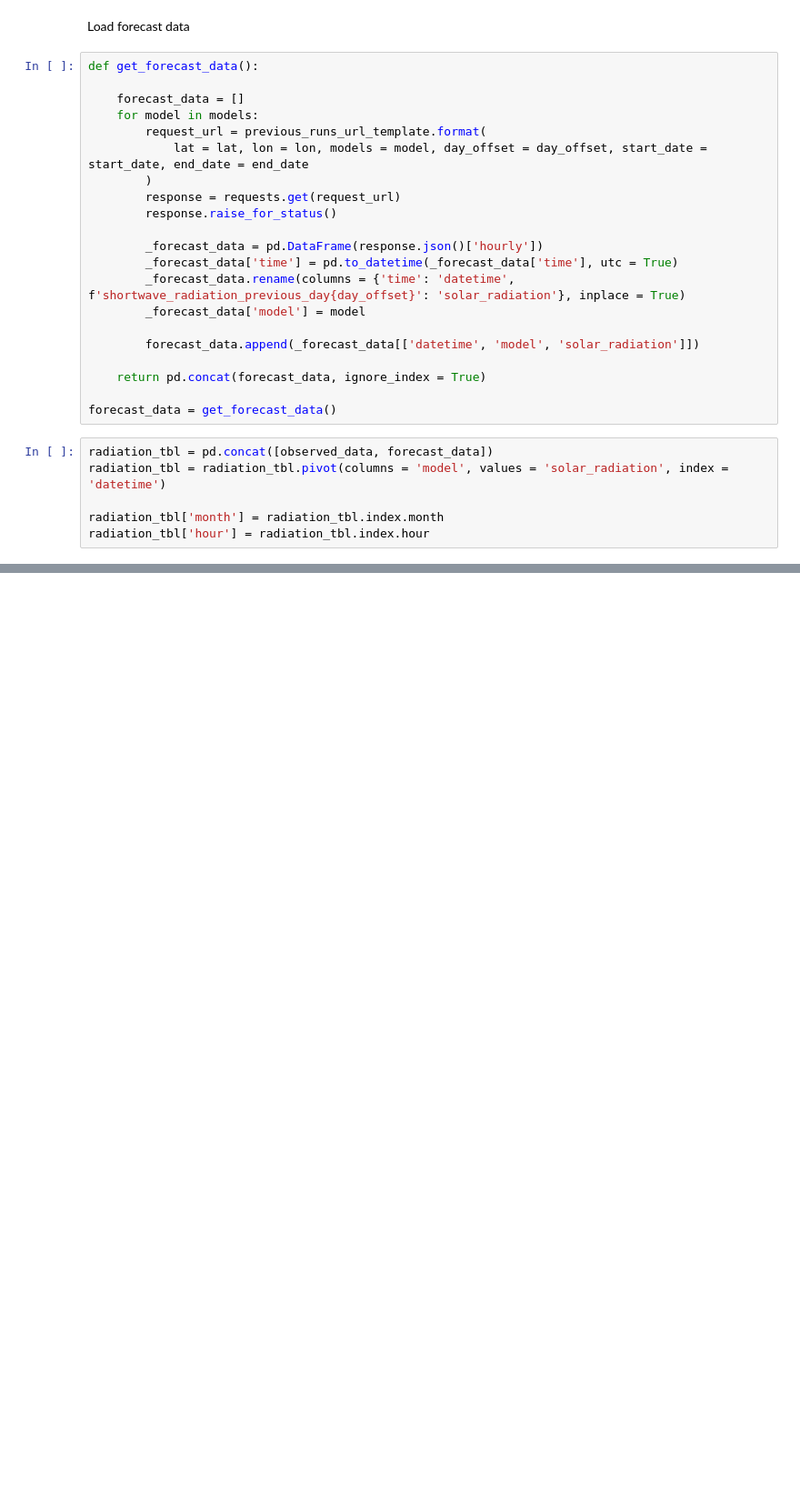
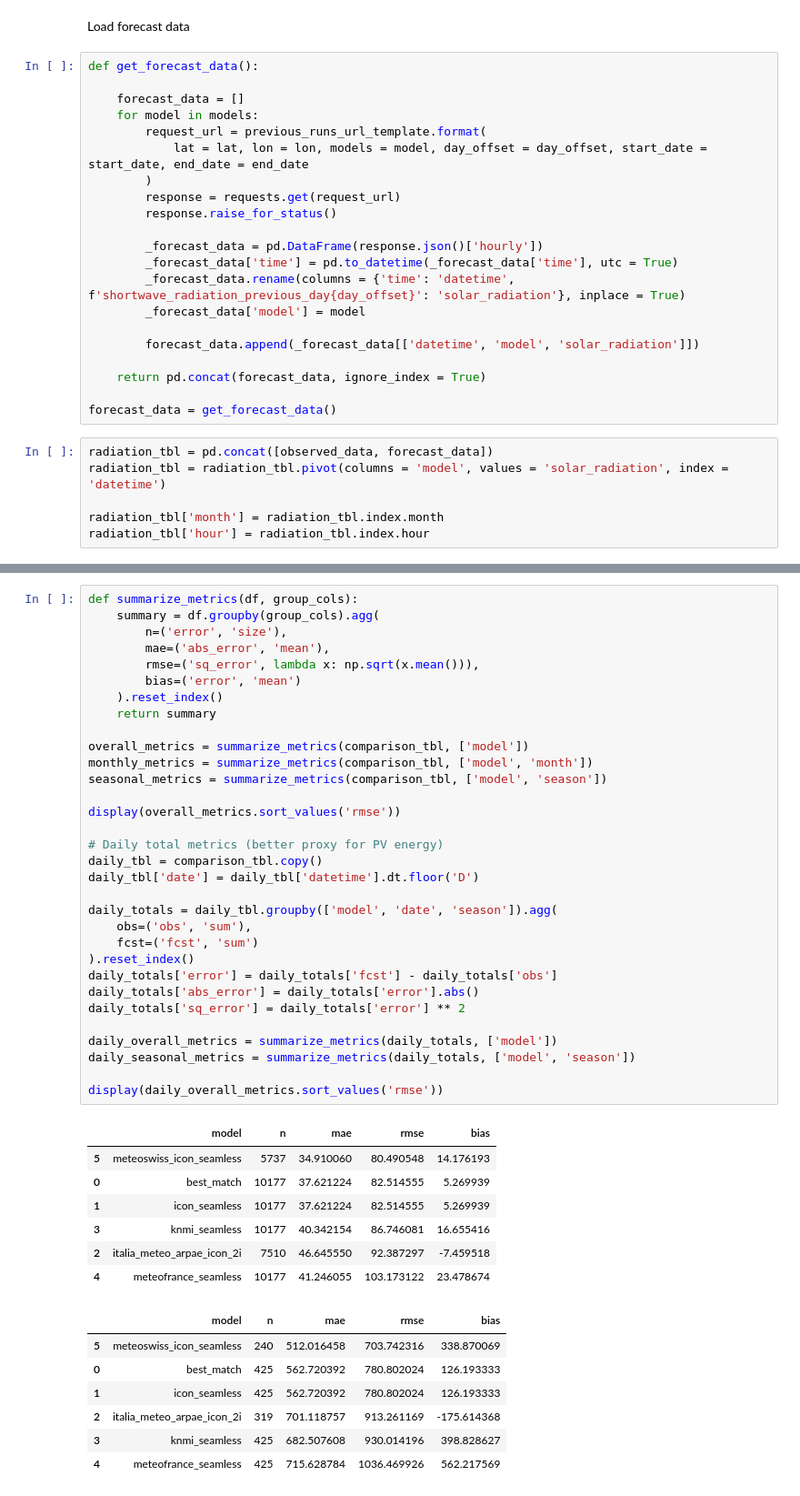
Before and after one commit to sitscholl/MeteoService, a Jupyter notebook: notebooks/forecast_comparison.ipynb, the cells around one changed output, grey strips where cells are left out. Shown at 91% size. Saved outputs shown, nothing was run; the diff lists cells and outputs as text; blank space fills up the shorter version.

```diff
--- a/notebooks/forecast_comparison.ipynb
+++ b/notebooks/forecast_comparison.ipynb
@@ -96 +118,48 @@ error_tbl['hour'] = error_tbl.index.hour
+# %%
+def summarize_metrics(df, group_cols):
+    summary = df.groupby(group_cols).agg(
+        n=('error', 'size'),
+        mae=('abs_error', 'mean'),
+        rmse=('sq_error', lambda x: np.sqrt(x.mean())),
+        bias=('error', 'mean')
+    ).reset_index()
+    return summary
+
+overall_metrics = summarize_metrics(comparison_tbl, ['model'])
+monthly_metrics = summarize_metrics(comparison_tbl, ['model', 'month'])
+seasonal_metrics = summarize_metrics(comparison_tbl, ['model', 'season'])
+
+display(overall_metrics.sort_values('rmse'))
+
+# Daily total metrics (better proxy for PV energy)
+daily_tbl = comparison_tbl.copy()
+daily_tbl['date'] = daily_tbl['datetime'].dt.floor('D')
+
+daily_totals = daily_tbl.groupby(['model', 'date', 'season']).agg(
+    obs=('obs', 'sum'),
+    fcst=('fcst', 'sum')
+).reset_index()
+daily_totals['error'] = daily_totals['fcst'] - daily_totals['obs']
+daily_totals['abs_error'] = daily_totals['error'].abs()
+daily_totals['sq_error'] = daily_totals['error'] ** 2
+
+daily_overall_metrics = summarize_metrics(daily_totals, ['model'])
+daily_seasonal_metrics = summarize_metrics(daily_totals, ['model', 'season'])
+
+display(daily_overall_metrics.sort_values('rmse'))
+# %% [output]
+|  | model | n | mae | rmse | bias |
+| 5 | meteoswiss_icon_seamless | 5737 | 34.910060 | 80.490548 | 14.176193 |
+| 0 | best_match | 10177 | 37.621224 | 82.514555 | 5.269939 |
+| 1 | icon_seamless | 10177 | 37.621224 | 82.514555 | 5.269939 |
+| 3 | knmi_seamless | 10177 | 40.342154 | 86.746081 | 16.655416 |
+| 2 | italia_meteo_arpae_icon_2i | 7510 | 46.645550 | 92.387297 | -7.459518 |
+| 4 | meteofrance_seamless | 10177 | 41.246055 | 103.173122 | 23.478674 |
+|  | model | n | mae | rmse | bias |
+| 5 | meteoswiss_icon_seamless | 240 | 512.016458 | 703.742316 | 338.870069 |
+| 0 | best_match | 425 | 562.720392 | 780.802024 | 126.193333 |
+| 1 | icon_seamless | 425 | 562.720392 | 780.802024 | 126.193333 |
+| 2 | italia_meteo_arpae_icon_2i | 319 | 701.118757 | 913.261169 | -175.614368 |
+| 3 | knmi_seamless | 425 | 682.507608 | 930.014196 | 398.828627 |
+| 4 | meteofrance_seamless | 425 | 715.628784 | 1036.469926 | 562.217569 |
 # %%
```
Also changed, not shown: parts of 4 cells of this notebook, 2 other files.
